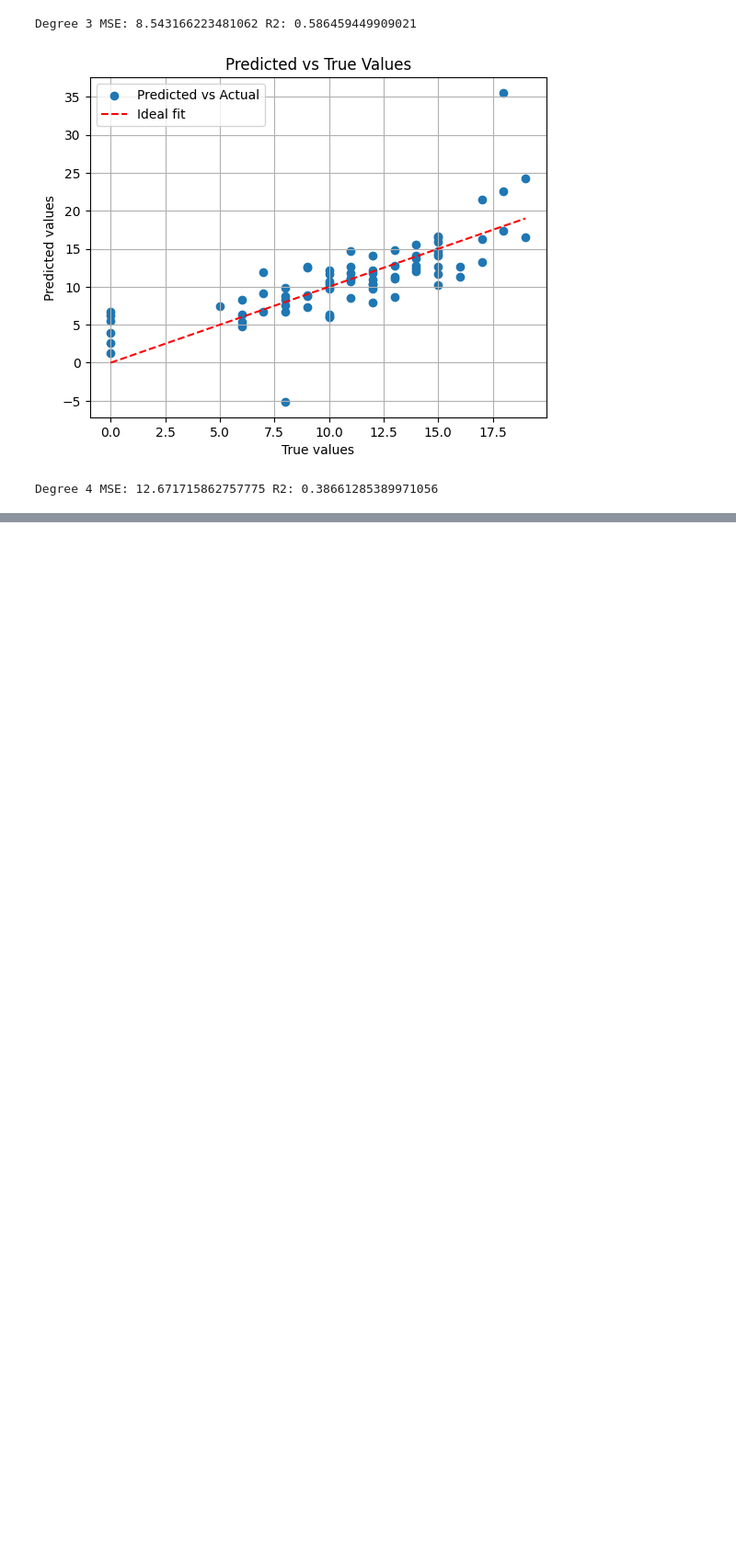
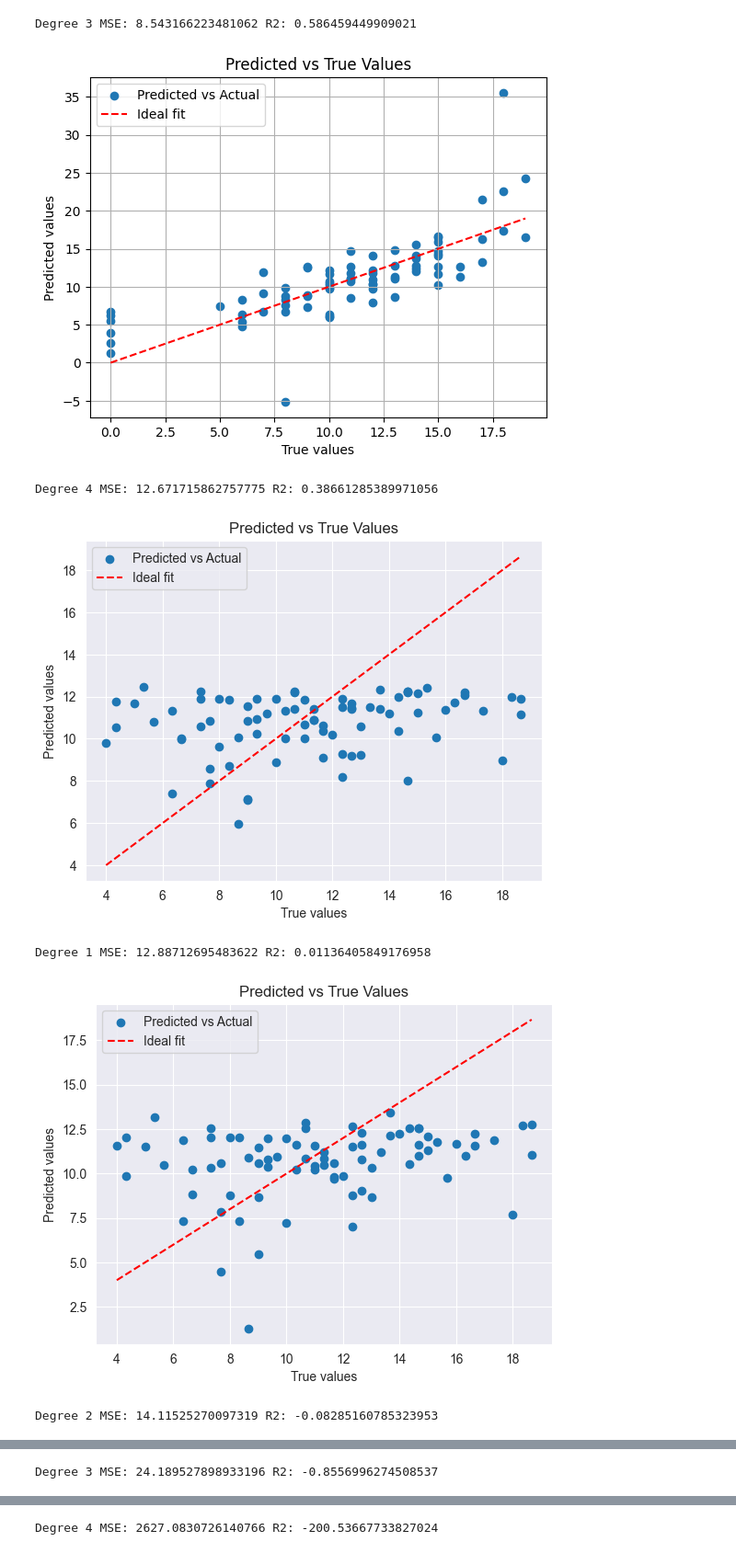
Before and after one commit to Nate-Kim/Grade-Prediction, a Jupyter notebook: PolynomialRegression.ipynb, the cells around one changed output, grey strips where cells are left out. Shown at 92% size. Saved outputs shown, nothing was run; the diff lists cells and outputs as text; code cells hidden in the pictures; blank space fills up the shorter version.

Commit message:
Poly regression and RF implementations of low-feature models, bad results so far

```diff
--- a/PolynomialRegression.ipynb
+++ b/PolynomialRegression.ipynb
@@ -121,3 +121,16 @@ Degree 2 MSE: 10.280049435353325 R2: 0.5023838718279977
 Degree 3 MSE: 8.543166223481062 R2: 0.586459449909021
 [figure]
 Degree 4 MSE: 12.671715862757775 R2: 0.38661285389971056
+# %%
+# Simple data model for web hosting
+_, _, _, _, sData_X, sData_y = load_math_dataset()
+folds = 4
+degrees = range(1, 5)
+for degree in degrees:
+    mse, r2, model = polynomial_regression(degree, sData_X, sData_y, folds)
+    print("Degree", degree, "MSE:", mse, "R2:", r2)
+# %% [output]
+[figure, added]
+Degree 1 MSE: 12.88712695483622 R2: 0.01136405849176958
+[figure, added]
+Degree 2 MSE: 14.11525270097319 R2: -0.08285160785323953
@@ -123,0 +138 @@ Degree 4 MSE: 12.671715862757775 R2: 0.38661285389971056
+Degree 3 MSE: 24.189527898933196 R2: -0.8556996274508537
@@ -123,0 +140 @@ Degree 4 MSE: 12.671715862757775 R2: 0.38661285389971056
+Degree 4 MSE: 2627.0830726140766 R2: -200.53667733827024
```
Also changed, not shown: parts of 1 cell of this notebook, 1 other file.
